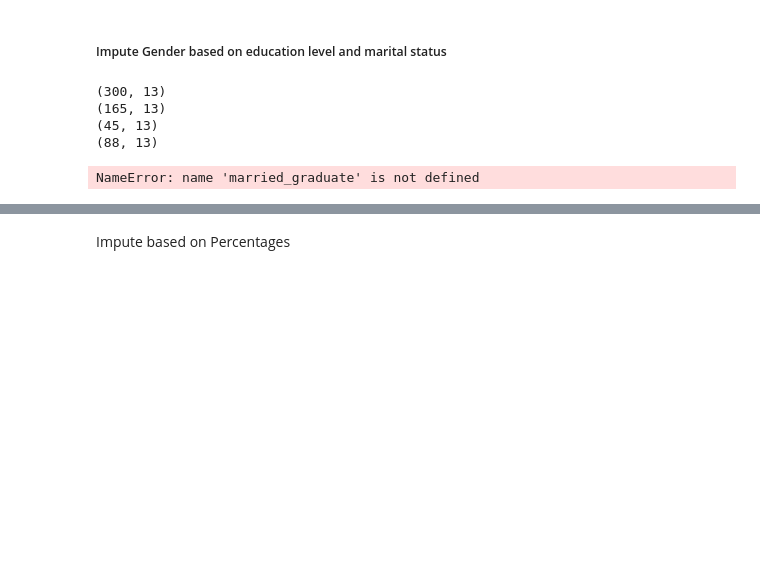
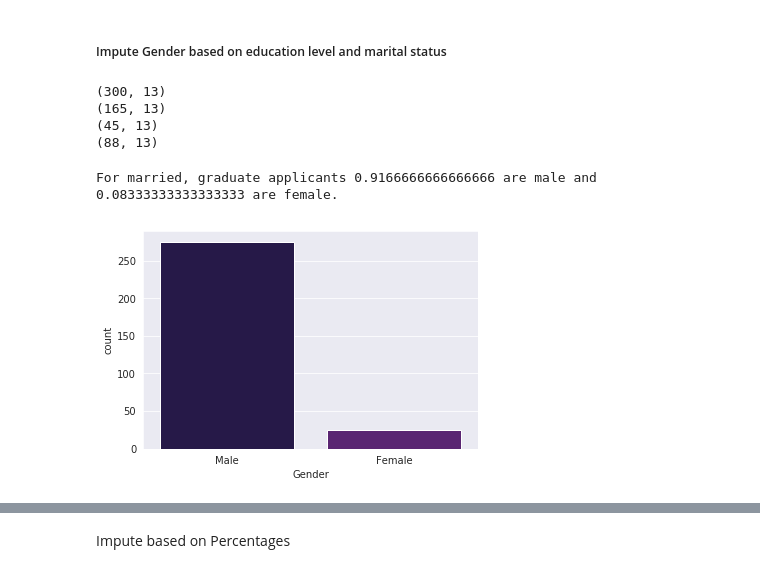
Before and after one commit to yammy20/DataScienceProjects, a Jupyter notebook: LoanPredictionSet/Loan Prediction Set.ipynb, the cells around one changed output, grey strips where cells are left out. Cells and saved outputs as stored; diff of their text form; code cells hidden in the pictures; blank space fills up the shorter version.

```diff
--- a/LoanPredictionSet/Loan Prediction Set.ipynb
+++ b/LoanPredictionSet/Loan Prediction Set.ipynb
@@ -124,11 +131,12 @@ print(np.shape(married_ungraduate_df))
 (45, 13)
 (88, 13)
 # %%
-sns.countplot(data=married_graduate, x='Gender')
+sns.countplot(data=married_graduate_df, x='Gender')
 #married_graduate gender ratio
-m_g_male = (married_graduate[married_graduate['Gender'] == 'Male']['Gender'].count())/(married_graduate['Gender'].count())
-m_g_female = (married_graduate[married_graduate['Gender'] == 'Female']['Gender'].count())/(married_graduate['Gender'].count())
+m_g_male = (married_graduate_df[married_graduate_df['Gender'] == 'Male']['Gender'].count())/(married_graduate_df['Gender'].count())
+m_g_female = (married_graduate_df[married_graduate_df['Gender'] == 'Female']['Gender'].count())/(married_graduate_df['Gender'].count())
 print(f"For married, graduate applicants {m_g_male} are male and {m_g_female} are female.")
 # %% [output]
-NameError: name 'married_graduate' is not defined
+For married, graduate applicants 0.9166666666666666 are male and 0.08333333333333333 are female.
+[figure, added]
 # %%
```
Also changed, not shown: parts of 26 cells of this notebook.
